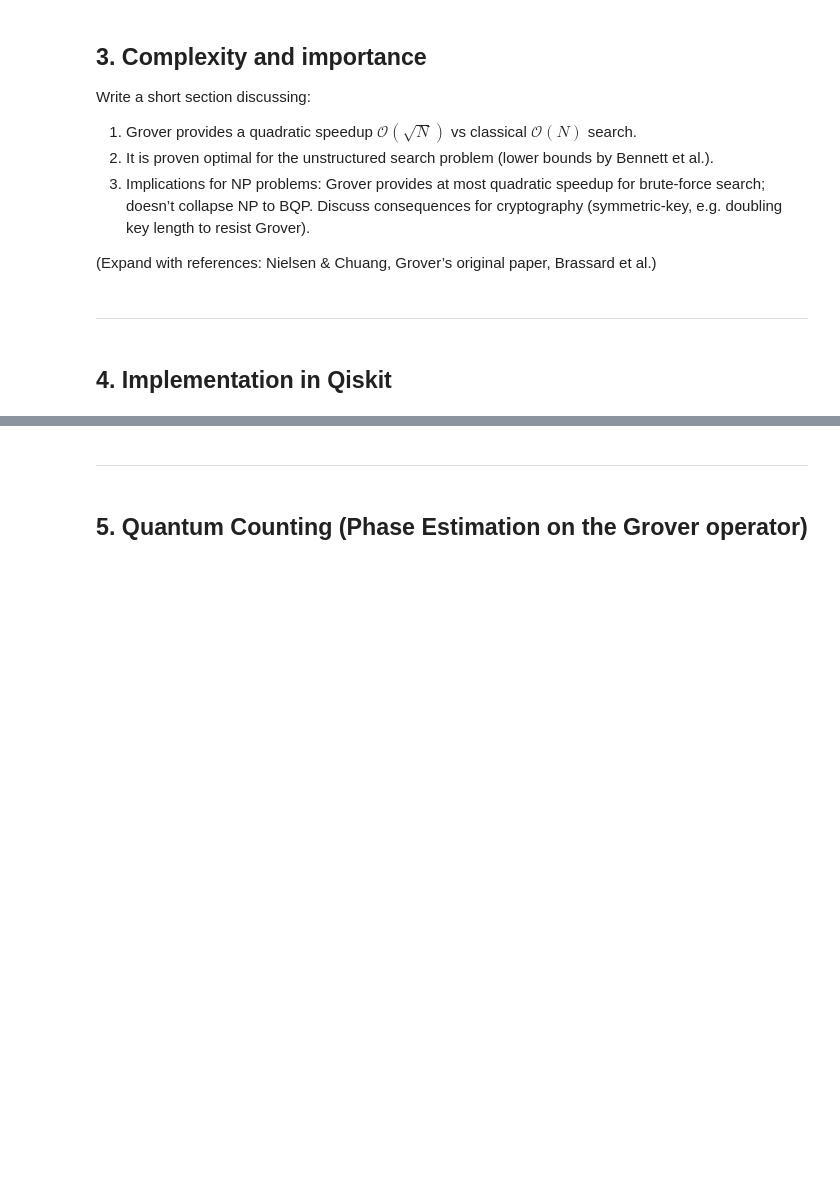
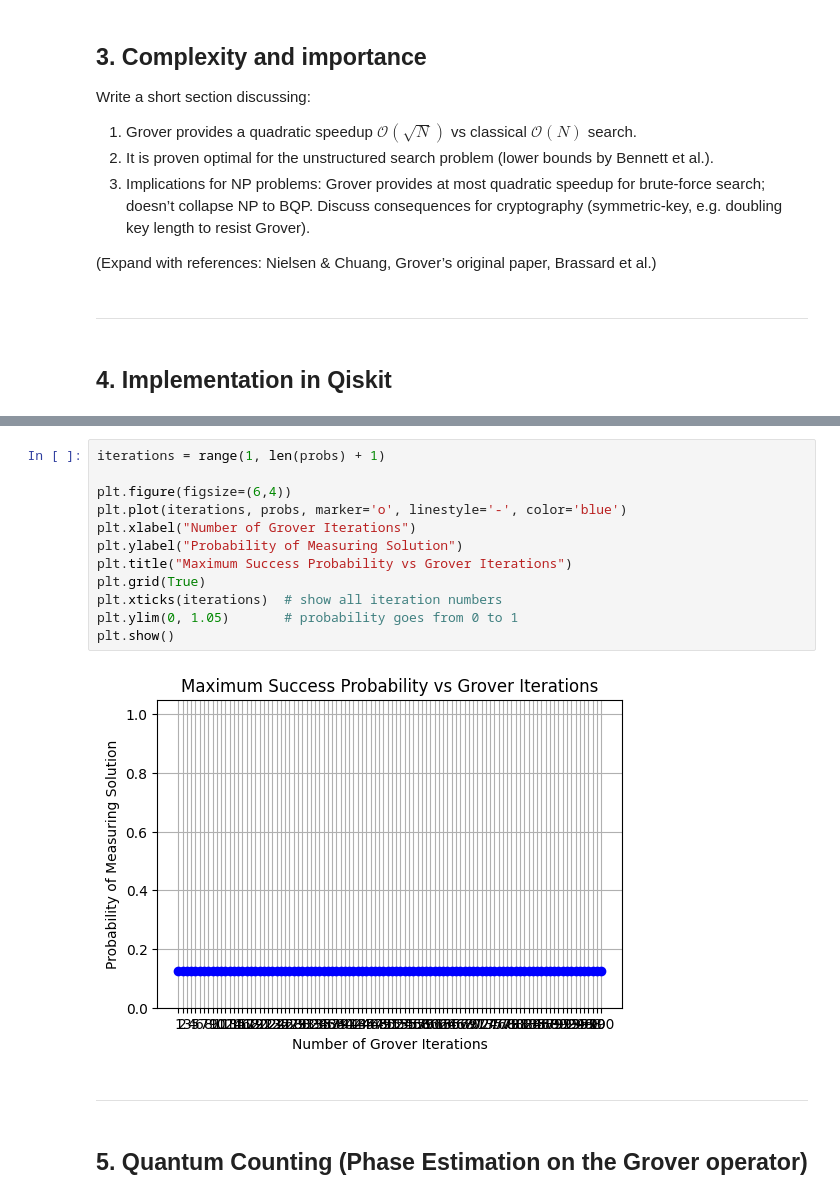
Before and after one commit to victor-pcll/Grover-s-Search, a Jupyter notebook: notebook.ipynb, the cells around one changed output, grey strips where cells are left out. Cells and saved outputs as stored; diff of their text form; blank space fills up the shorter version.

```diff
--- a/notebook.ipynb
+++ b/notebook.ipynb
@@ -92,3 +103,17 @@ QiskitError: 'No statevector for experiment "<qiskit.circuit.quantumcircuit.Quan
+# %%
+iterations = range(1, len(probs) + 1)
+
+plt.figure(figsize=(6,4))
+plt.plot(iterations, probs, marker='o', linestyle='-', color='blue')
+plt.xlabel("Number of Grover Iterations")
+plt.ylabel("Probability of Measuring Solution")
+plt.title("Maximum Success Probability vs Grover Iterations")
+plt.grid(True)
+plt.xticks(iterations)  # show all iteration numbers
+plt.ylim(0, 1.05)       # probability goes from 0 to 1
+plt.show()
+# %% [output]
+[figure, added]
 # %% [markdown]
 ---
 # %% [markdown]
```
Also changed, not shown: parts of 6 cells of this notebook, 6 other files.
